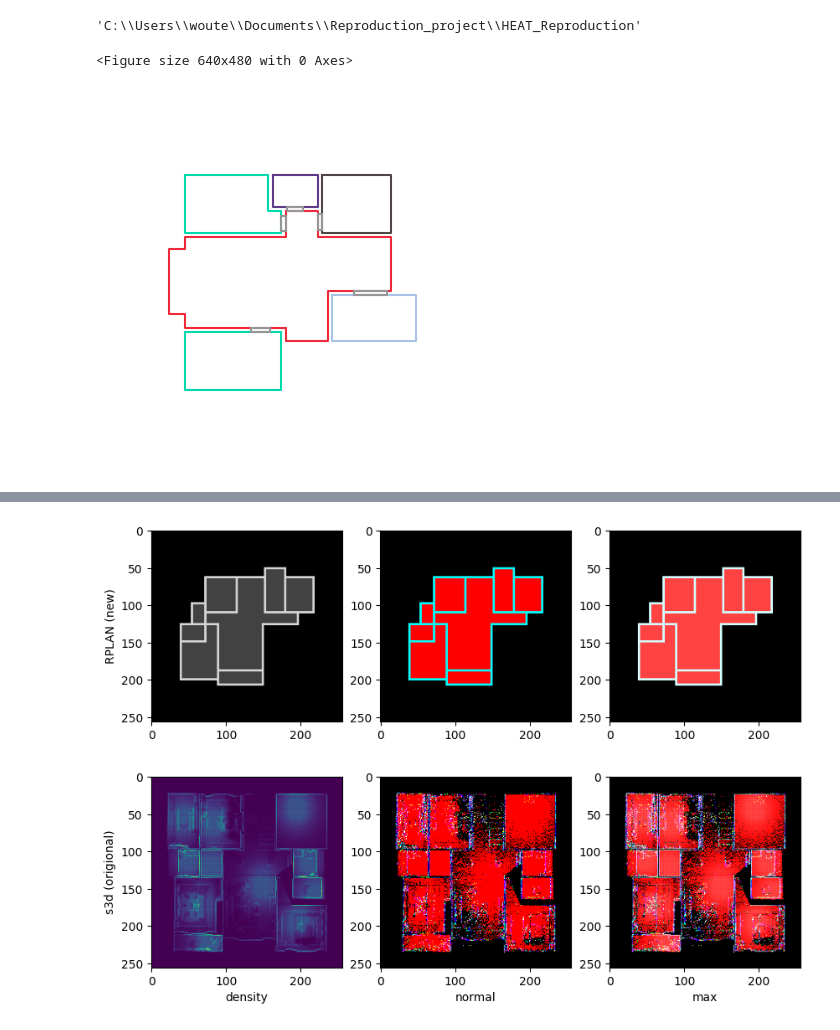
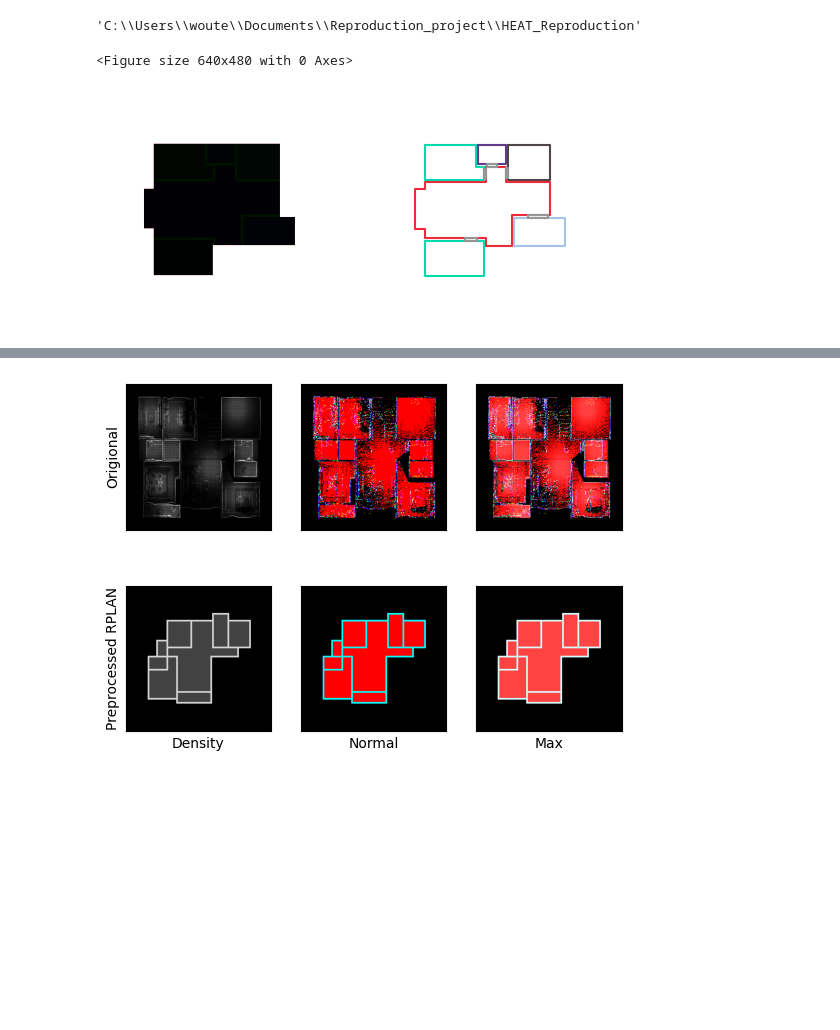
Before and after one commit to woutervanbeek/HEAT_Reproduction, a Jupyter notebook: Image_processing.ipynb, the cells around one changed output, grey strips where cells are left out. Saved outputs shown, nothing was run; the diff lists cells and outputs as text; code cells hidden in the pictures; blank space fills up the shorter version.

```diff
--- a/Image_processing.ipynb
+++ b/Image_processing.ipynb
@@ -14,32 +14,35 @@ import os
 COLORS = [np.array(ROOM_ARRAY_Z[n][1])/255 for n in range(18)]
 
 polygon = pickle.load(open('../RPLAN/geometry/5.pickle', 'rb'))
+image_test = Image.open(r'../heat/data/RPLAN_small/origional/5.png')
 # %%
 '''
 This will print the plot 256px by 256px and save it to the file test.png.
 TO DO:
 1. The origional image is not square so we need to check wether the corners
    indicated in the geometry file are still in the correct location.
    _>> the corners are not in the correct positons check with Krita.
 2. It could be that the preprocessing step works better if the rooms are
    colored instead of white. If we want to use the preprosessing steps
 '''
 # Find the DPI of the screen
 fig = plt.figure()
 DPI = fig.dpi
 
 # This create the figure.
 # fig, axs = plt.subplots(figsize=(250/DPI, 250/DPI), dpi=DPI)
-fig, axs = plt.subplots()
+fig, axs = plt.subplots(1,2)
 # This makes the image based on the polygon input
-plot_polygons_rplan(polygon, axs, colors=COLORS)
+plot_polygons_rplan(polygon, axs[1], colors=COLORS)
+axs[0].imshow(image_test)
+axs[0].axis('off')
 
 # Save the figure to a specified file name
 # this produces and figure of 640x480 which is to big
 fig.savefig('../RPLAN/test.png')
 # %% [output]
 <Figure size 640x480 with 0 Axes>
-[figure, old version]
+[figure, new version]
 # %%
 """
 This will change the colors of all the .png files from folder_dir to match those
@@ -167,25 +170,36 @@ density_image = Image.open(os.path.join(folder_density,image_nmr))
 normal_image = Image.open(os.path.join(folder_normals,image_nmr))
 max_image = Image.open(os.path.join(folder_max,image_nmr))
 
-fig = plt.figure(figsize=(10,7))
-fig.add_subplot(2, 3, 1)
-plt.imshow(density_image)
-plt.ylabel('RPLAN (new)')
-fig.add_subplot(2, 3, 2)
-plt.imshow(normal_image)
-fig.add_subplot(2, 3, 3)
-plt.imshow(max_image)
-fig.add_subplot(2, 3, 4)
-plt.imshow(density_image_s3d)
-plt.ylabel('s3d (origional)')
-plt.xlabel('density')
-fig.add_subplot(2, 3, 5)
-plt.imshow(normal_image_s3d)
-plt.xlabel('normal')
-fig.add_subplot(2, 3, 6)
-plt.imshow(max_image_s3d)
-plt.xlabel('max')
+fig, axs = plt.subplots(2,3)
+axs[0,0].imshow(density_image_s3d, cmap='gray')
+axs[0,0].set_xticks([])
+axs[0,0].set_yticks([])
+axs[0,0].set_ylabel('Origional')
+
+axs[0,1].imshow(normal_image_s3d)
+axs[0,1].set_xticks([])
+axs[0,1].set_yticks([])
+
+axs[0,2].imshow(max_image_s3d)
+axs[0,2].set_xticks([])
+axs[0,2].set_yticks([])
+
+axs[1,0].imshow(density_image)
+axs[1,0].set_xticks([])
+axs[1,0].set_yticks([])
+axs[1,0].set_ylabel('Preprocessed RPLAN')
+axs[1,0].set_xlabel('Density')
+
+axs[1,1].imshow(normal_image)
+axs[1,1].set_xticks([])
+axs[1,1].set_yticks([])
+axs[1,1].set_xlabel('Normal')
+
+axs[1,2].imshow(max_image)
+axs[1,2].set_xticks([])
+axs[1,2].set_yticks([])
+axs[1,2].set_xlabel('Max')
 
 fig.savefig('density_normal_max.png')
 # %% [output]
-[figure, old version]
+[figure, new version]
```
